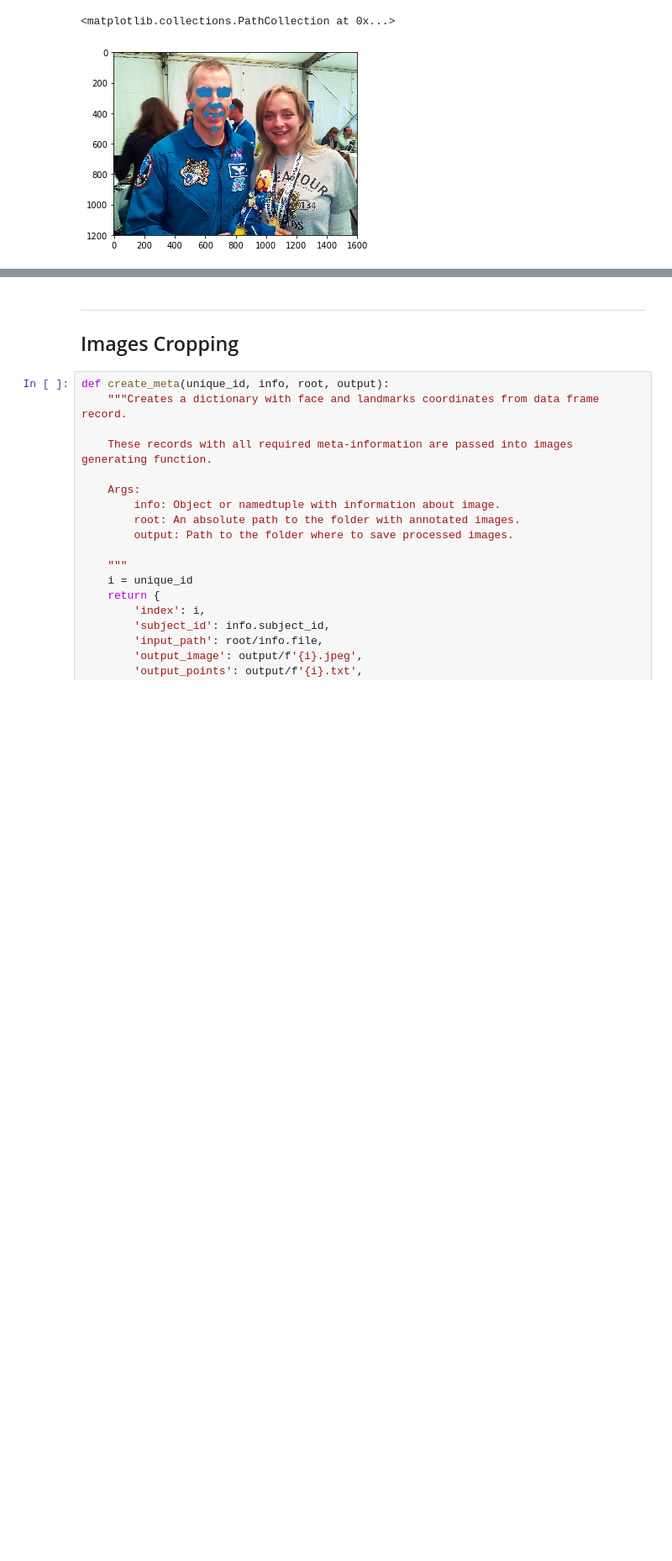
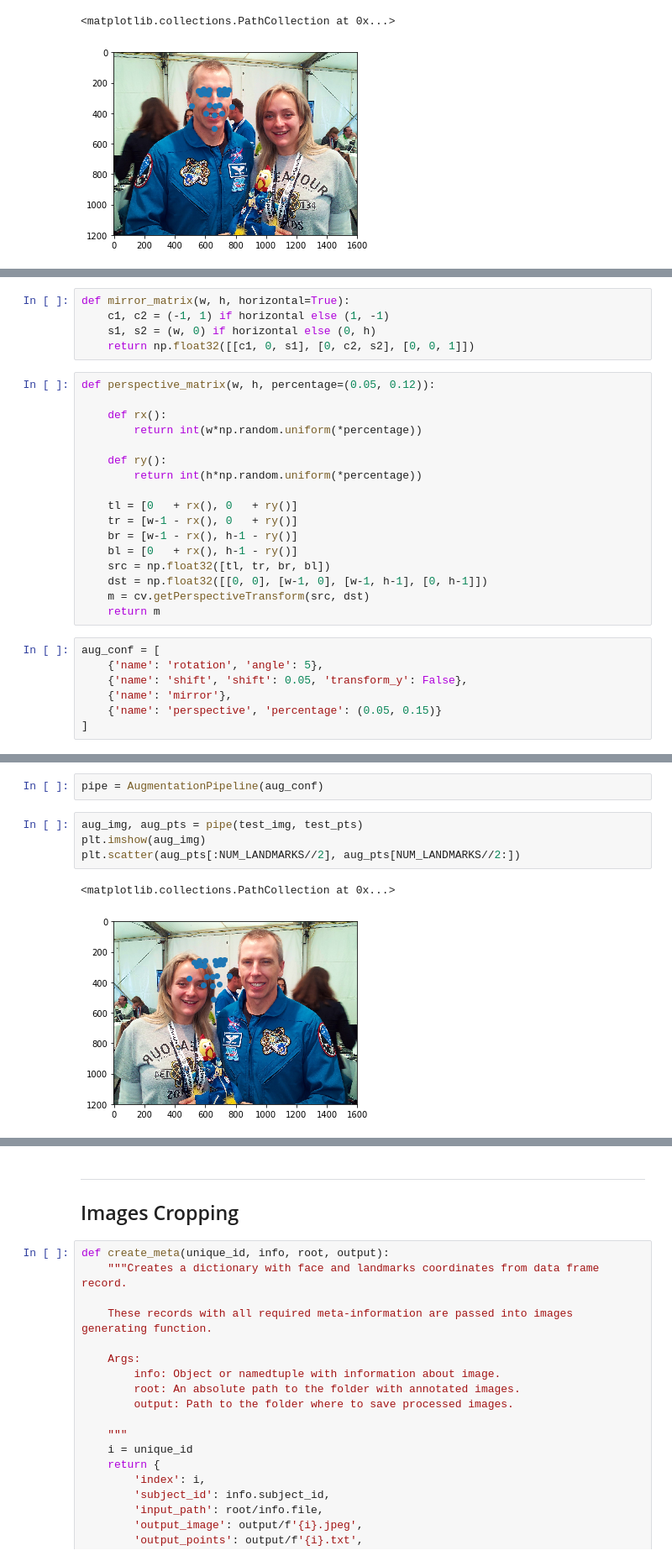
Before and after one commit to devforfu/face-landmarks-detection, a Jupyter notebook: umdfaces.ipynb, the cells around one changed output, grey strips where cells are left out. Shown at 84% size. Drawn from its saved outputs; the diff is of its cells as text; blank space fills up the shorter version.

Commit message:
Augmentations

```diff
--- a/umdfaces.ipynb
+++ b/umdfaces.ipynb
@@ -139,0 +164,29 @@ plt.scatter(test_pts[:NUM_LANDMARKS//2], test_pts[NUM_LANDMARKS//2:])
+# %%
+def mirror_matrix(w, h, horizontal=True):
+    c1, c2 = (-1, 1) if horizontal else (1, -1)
+    s1, s2 = (w, 0) if horizontal else (0, h)
+    return np.float32([[c1, 0, s1], [0, c2, s2], [0, 0, 1]])
+# %%
+def perspective_matrix(w, h, percentage=(0.05, 0.12)):
+
+    def rx():
+        return int(w*np.random.uniform(*percentage))
+
+    def ry():
+        return int(h*np.random.uniform(*percentage))
+
+    tl = [0   + rx(), 0   + ry()]
+    tr = [w-1 - rx(), 0   + ry()]
+    br = [w-1 - rx(), h-1 - ry()]
+    bl = [0   + rx(), h-1 - ry()]
+    src = np.float32([tl, tr, br, bl])
+    dst = np.float32([[0, 0], [w-1, 0], [w-1, h-1], [0, h-1]])
+    m = cv.getPerspectiveTransform(src, dst)
+    return m
+# %%
+aug_conf = [
+    {'name': 'rotation', 'angle': 5},
+    {'name': 'shift', 'shift': 0.05, 'transform_y': False},
+    {'name': 'mirror'},
+    {'name': 'perspective', 'percentage': (0.05, 0.15)}
+]
@@ -139,0 +241,9 @@ plt.scatter(test_pts[:NUM_LANDMARKS//2], test_pts[NUM_LANDMARKS//2:])
+# %%
+pipe = AugmentationPipeline(aug_conf)
+# %%
+aug_img, aug_pts = pipe(test_img, test_pts)
+plt.imshow(aug_img)
+plt.scatter(aug_pts[:NUM_LANDMARKS//2], aug_pts[NUM_LANDMARKS//2:])
+# %% [output]
+<matplotlib.collections.PathCollection at 0x...>
+[figure, added]
```
Also changed, not shown: parts of 10 cells of this notebook.
